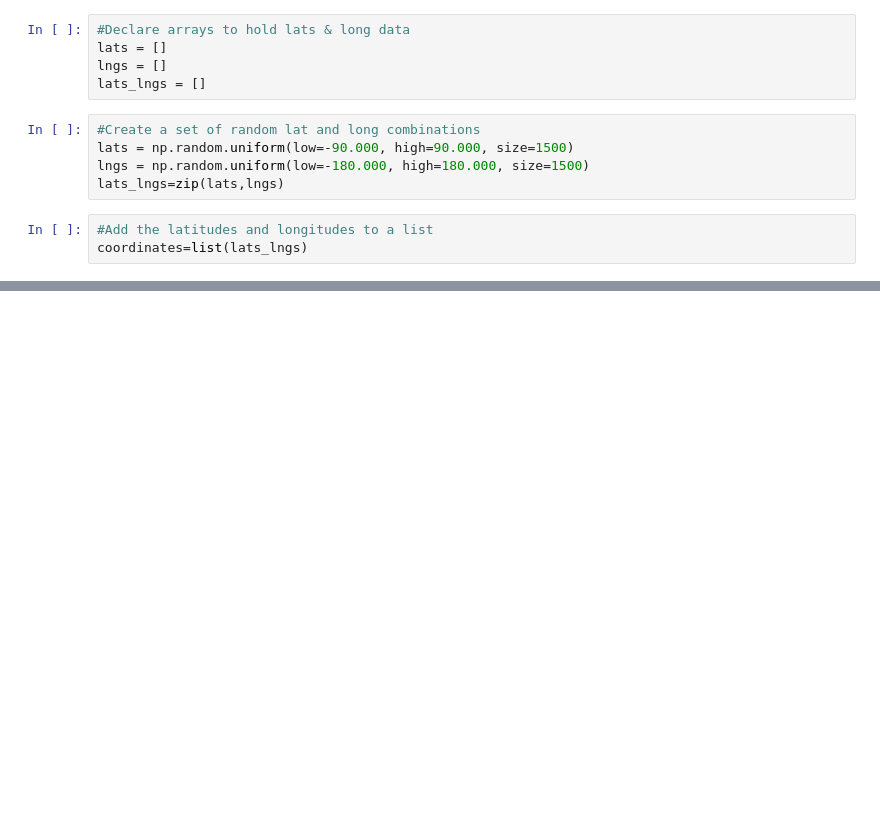
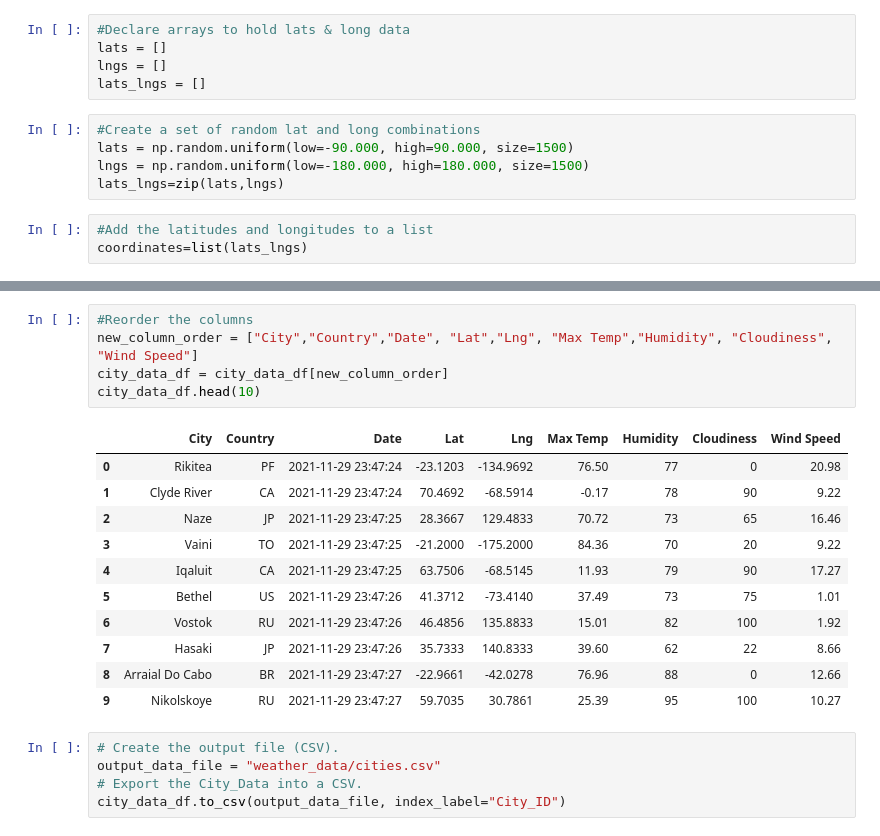
Before and after one commit to ginaikramer/World_Weather_Analysis, a Jupyter notebook: WeatherPy.ipynb, the cells around one changed output, grey strips where cells are left out. Drawn from its saved outputs; the diff is of its cells as text; blank space fills up the shorter version.

```diff
--- a/WeatherPy.ipynb
+++ b/WeatherPy.ipynb
@@ -37,0 +149,22 @@ len(cities)
+# %%
+#Reorder the columns
+new_column_order = ["City","Country","Date", "Lat","Lng", "Max Temp","Humidity", "Cloudiness", "Wind Speed"]
+city_data_df = city_data_df[new_column_order]
+city_data_df.head(10)
+# %% [output]
+|  | City | Country | Date | Lat | Lng | Max Temp | Humidity | Cloudiness | Wind Speed |
+| 0 | Rikitea | PF | 2021-11-29 23:47:24 | -23.1203 | -134.9692 | 76.50 | 77 | 0 | 20.98 |
+| 1 | Clyde River | CA | 2021-11-29 23:47:24 | 70.4692 | -68.5914 | -0.17 | 78 | 90 | 9.22 |
+| 2 | Naze | JP | 2021-11-29 23:47:25 | 28.3667 | 129.4833 | 70.72 | 73 | 65 | 16.46 |
+| 3 | Vaini | TO | 2021-11-29 23:47:25 | -21.2000 | -175.2000 | 84.36 | 70 | 20 | 9.22 |
+| 4 | Iqaluit | CA | 2021-11-29 23:47:25 | 63.7506 | -68.5145 | 11.93 | 79 | 90 | 17.27 |
+| 5 | Bethel | US | 2021-11-29 23:47:26 | 41.3712 | -73.4140 | 37.49 | 73 | 75 | 1.01 |
+| 6 | Vostok | RU | 2021-11-29 23:47:26 | 46.4856 | 135.8833 | 15.01 | 82 | 100 | 1.92 |
+| 7 | Hasaki | JP | 2021-11-29 23:47:26 | 35.7333 | 140.8333 | 39.60 | 62 | 22 | 8.66 |
+| 8 | Arraial Do Cabo | BR | 2021-11-29 23:47:27 | -22.9661 | -42.0278 | 76.96 | 88 | 0 | 12.66 |
+| 9 | Nikolskoye | RU | 2021-11-29 23:47:27 | 59.7035 | 30.7861 | 25.39 | 95 | 100 | 10.27 |
+# %%
+# Create the output file (CSV).
+output_data_file = "weather_data/cities.csv"
+# Export the City_Data into a CSV.
+city_data_df.to_csv(output_data_file, index_label="City_ID")
```
Also changed, not shown: parts of 6 cells of this notebook, 4 other files.
